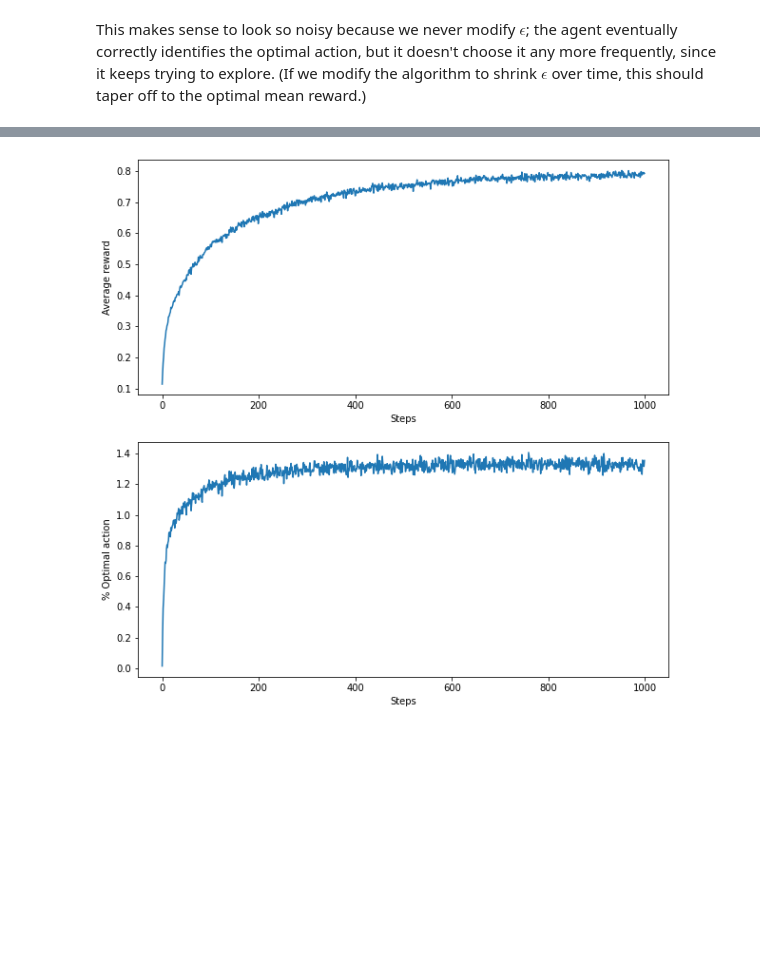
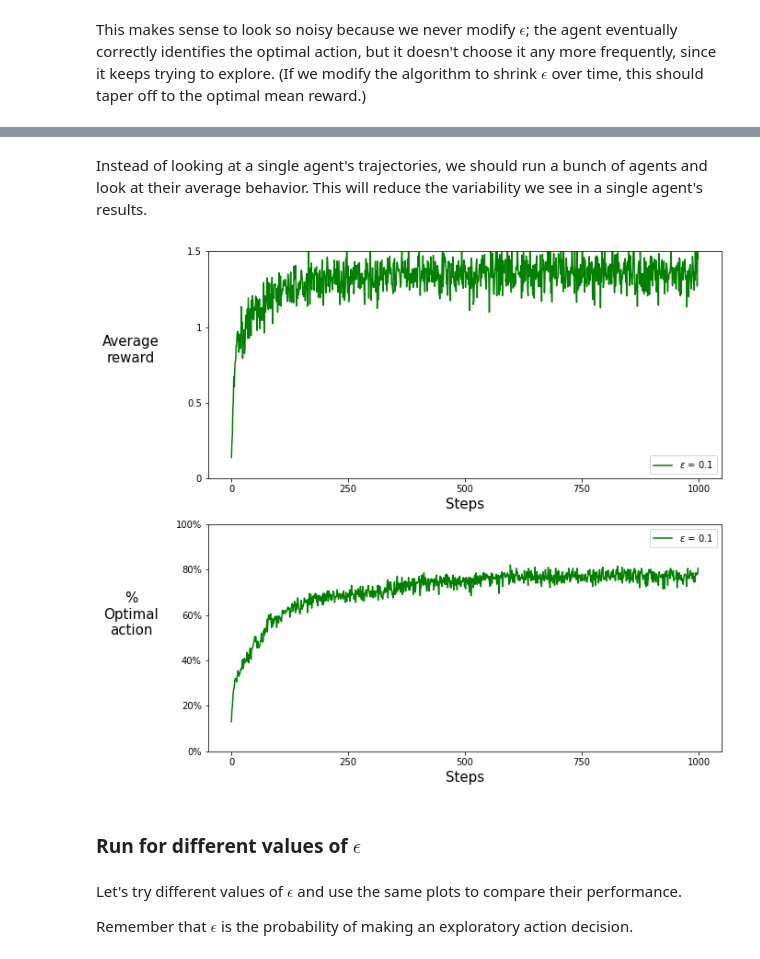
Before and after one commit to StanleyTuz/reinforcement-learning, a Jupyter notebook: sutton_barto/ch2.ipynb, the cells around one changed output, grey strips where cells are left out. Saved outputs shown, nothing was run; the diff lists cells and outputs as text; code cells hidden in the pictures; blank space fills up the shorter version.

Commit message:
work on gradient bandit

```diff
--- a/sutton_barto/ch2.ipynb
+++ b/sutton_barto/ch2.ipynb
@@ -72,32 +53,18 @@ array([0, 0, 0, 0, 0, 0, 0, 0, 0, 0, 0, 0, 0, 0, 0, 0, 0, 0, 0, 0, 0, 0,
-# %%
-k=10
-num_tests = 2_000
-num_steps = 1_000
-
-rewards_accum = np.zeros(num_steps)
-opt_action_accum = np.zeros(num_steps)
-
-for _ in range(num_tests):
-    env = environments.KArmedBandit(k=k)
-    agent = agents.EpsilonGreedyAgent(k=k, epsilon=0.1)
-    at, ro, gf = interface.run(agent=agent, environment=env, num_steps=num_steps)
-
-    # record rewards
-    # reward_avg_traj = np.cumsum(ro) / np.arange(1,len(ro)+1, 1)
-    # rewards_accum += reward_avg_traj
-    rewards_accum += ro
-
-    # record actions taken
-    opt_action_accum += (at == env.opt_action).astype(int)
-
-rewards_accum = rewards_accum / num_tests
-opt_action_accum = opt_action_accum / num_tests
-# %%
-fig, ax = plt.subplots(nrows=2, figsize=(10, 10))
-ax[0].plot(opt_action_accum)
-ax[0].set(ylabel="Average reward", xlabel="Steps")
-ax[1].plot(rewards_accum)
-ax[1].set(ylabel="% Optimal action", xlabel="Steps")
-plt.show()
-# %% [output]
-[figure, removed]
+# %% [markdown]
+Instead of looking at a single agent's trajectories, we should run a bunch of agents and look at their average behavior. This will reduce the variability we see in a single agent's results.
+# %%
+trajectories = interface.run_testbed(
+    epsilons=[0.10],
+    num_actions=10,
+    num_runs_per_epsilon=200,
+    num_steps_per_run=1_000,
+)
+interface.plot_trajectories_testbed(trajectories)
+# %% [output]
+[figure, added]
+# %% [markdown]
+### Run for different values of $\epsilon$
+# %% [markdown]
+Let's try different values of $\epsilon$ and use the same plots to compare their performance.
+
+Remember that $\epsilon$ is the probability of making an exploratory action decision.
```
Also changed, not shown: parts of 22 cells of this notebook, 3 other files.
